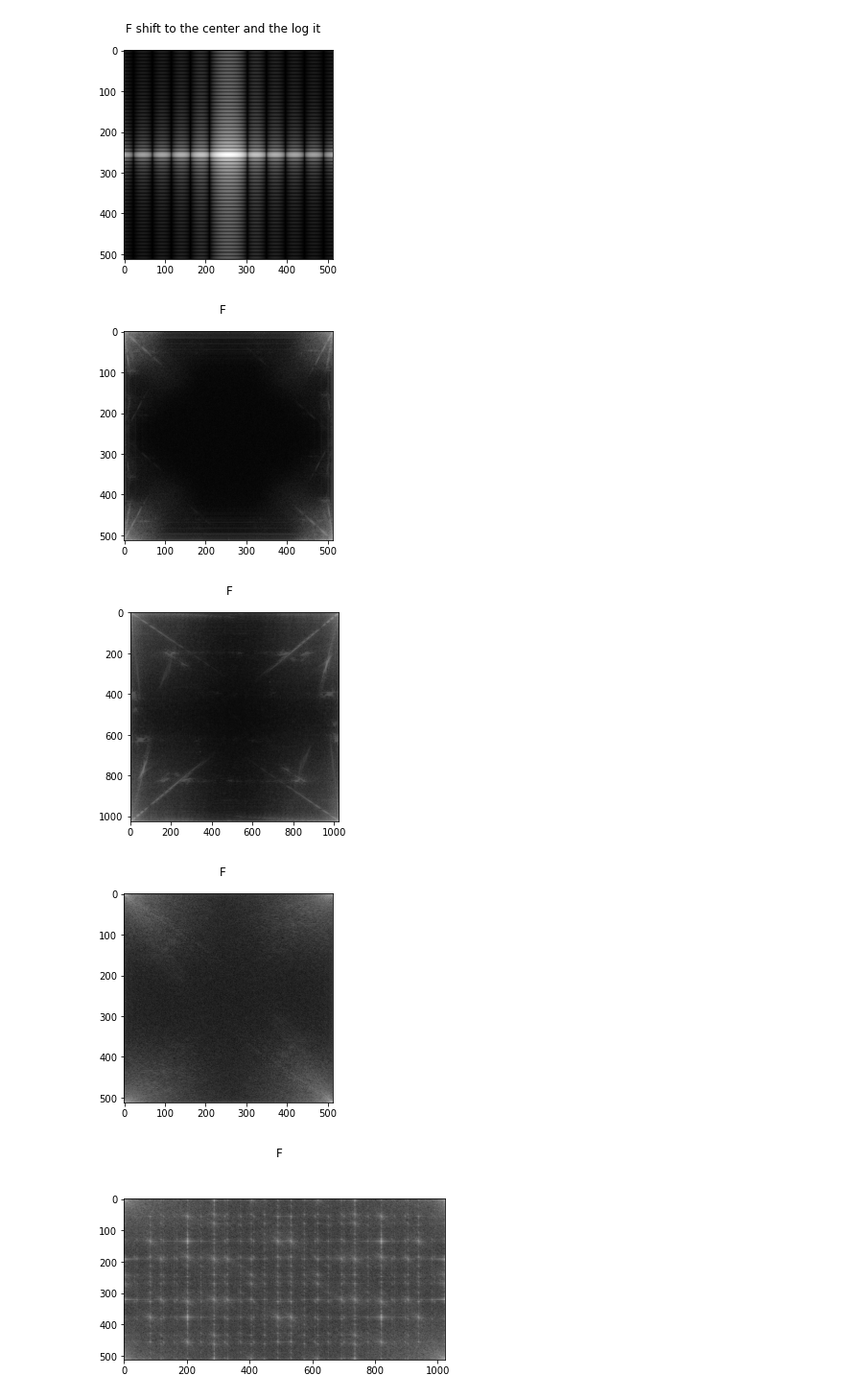
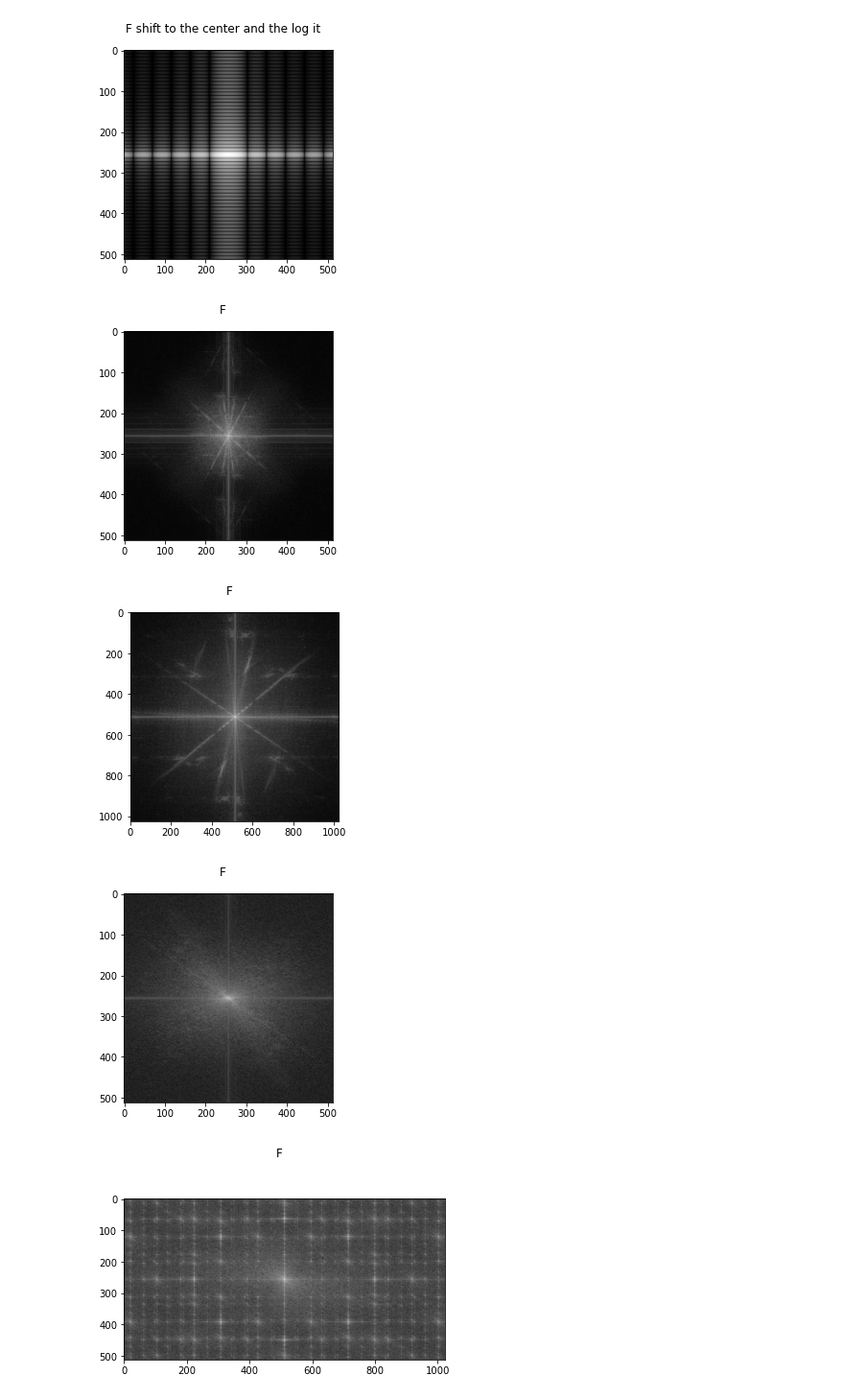
Before and after one commit to xiaohuiduan/image_process, a Jupyter notebook: work_2.ipynb, the cells around one changed output. Shown at 96% size. Cells and saved outputs as stored; diff of their text form; code cells hidden in the pictures.

```diff
--- a/work_2.ipynb
+++ b/work_2.ipynb
@@ -48,28 +48,28 @@ solution3()
 # %%
 def padding_image2power(img_path):
 
     image = ImageP.covert_img_to_array(img_path)
     if len(image.shape) > 2:
         image = image[:,:,0]
     image = image.reshape(image.shape[0], image.shape[1],1)
 
     image_w = image.shape[0]
     image_h = image.shape[1]
     fit_w = ImageP.find2power(image_w)
     fit_h = ImageP.find2power(image_h)
     padding_w = int((fit_w-image_w)/2)
     padding_h = int((fit_h - image_h)/2)
 
     image_pad = np.zeros((fit_w,fit_h,1))
     image_pad[padding_w:image_w+padding_w,padding_h:image_h+padding_h,:] = image
     return image_pad
 
 for i in ["input/house.tif","input/house02.tif","input/lena_gray_512.tif","input/lunar_surface.tif","input/Characters_test_pattern.tif"]:
     image = padding_image2power(i)/255
-    dft2 = ImageP.dft2D(image)
-    ImageP.show_dft2D_in_2D("F",dft2,True) # 对数变换不中心化
+    dft2 = ImageP.dft2D(image,True)
+    ImageP.show_dft2D_in_2D("F",dft2,True) # 对数变换中心化
 # %% [output]
-[figure, old version]
+[figure, new version]
-[figure, old version]
+[figure, new version]
-[figure, old version]
+[figure, new version]
-[figure, old version]
+[figure, new version]
```
Also changed, not shown: parts of 2 cells of this notebook.
